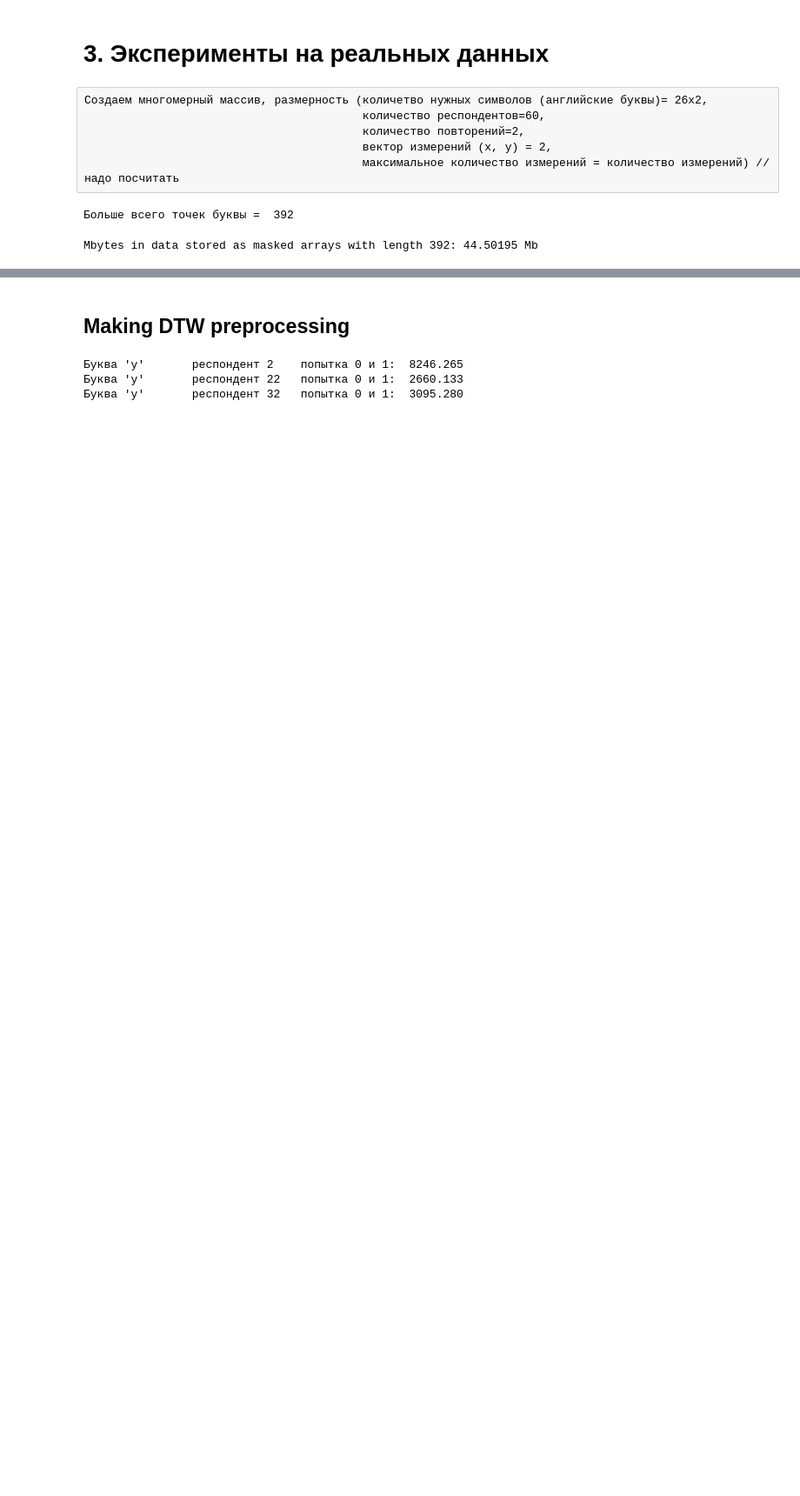
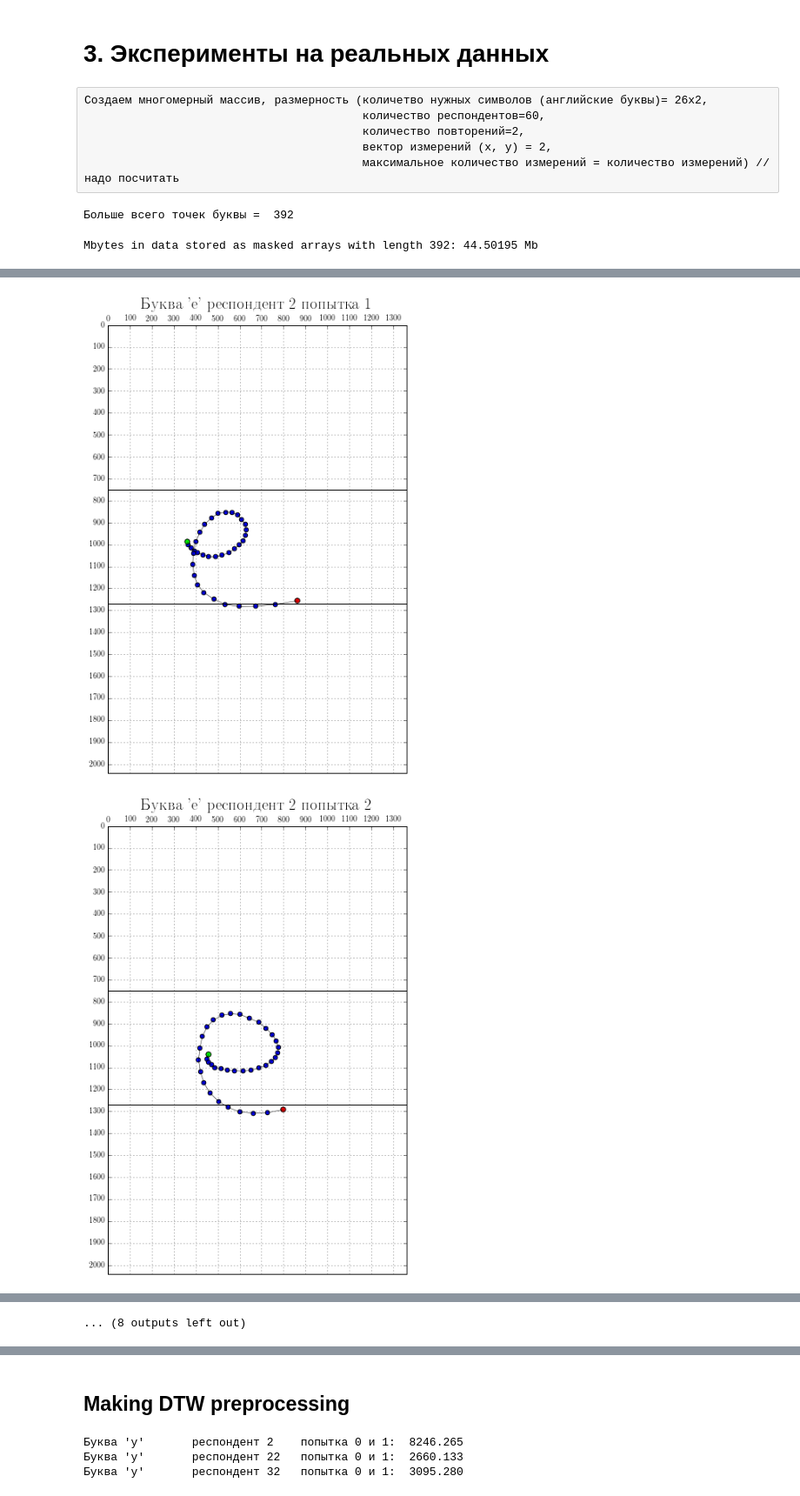
Before and after one commit to kvas7andy/OHR_SmoothSVM, a Jupyter notebook: KV_hw/KV_hw_svm_1.ipynb, the cells around one changed output, grey strips where cells are left out. Shown at 87% size. Saved outputs shown, nothing was run; the diff lists cells and outputs as text; code cells hidden in the pictures; blank space fills up the shorter version.

```diff
--- a/KV_hw/KV_hw_svm_1.ipynb
+++ b/KV_hw/KV_hw_svm_1.ipynb
@@ -174,0 +164,7 @@ for writer in range(1, 60, 20):
+# %%
+for writer in range(1, 11, 1):
+    for repet in range(2):
+        vis_letters((lexicon['e'], writer, repet), real_data)
+# %% [output]
+[figure, added]
+[figure, added]
@@ -174,0 +181 @@ for writer in range(1, 60, 20):
+... (8 outputs left out)
```
Also changed, not shown: parts of 16 cells of this notebook.
